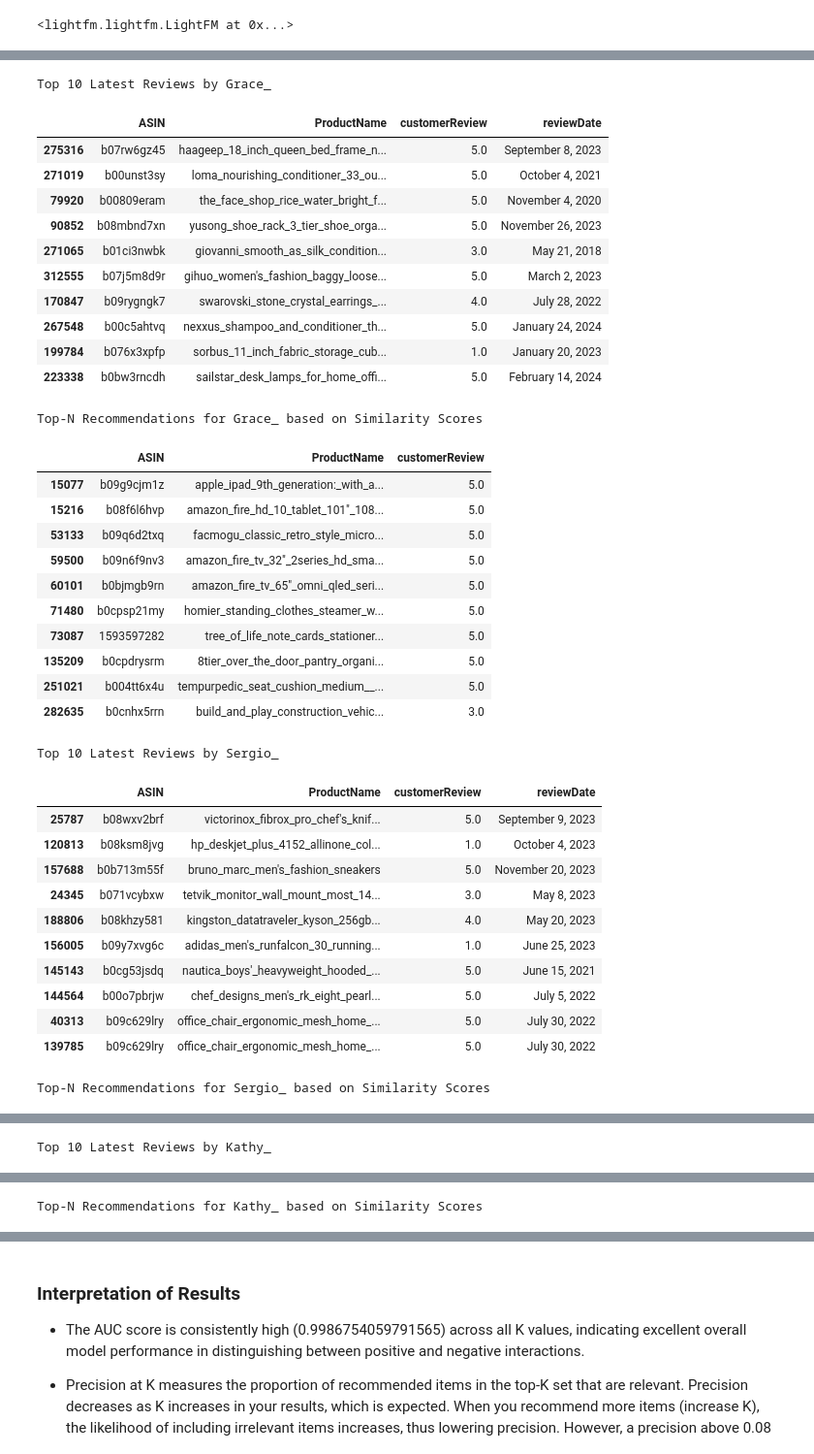
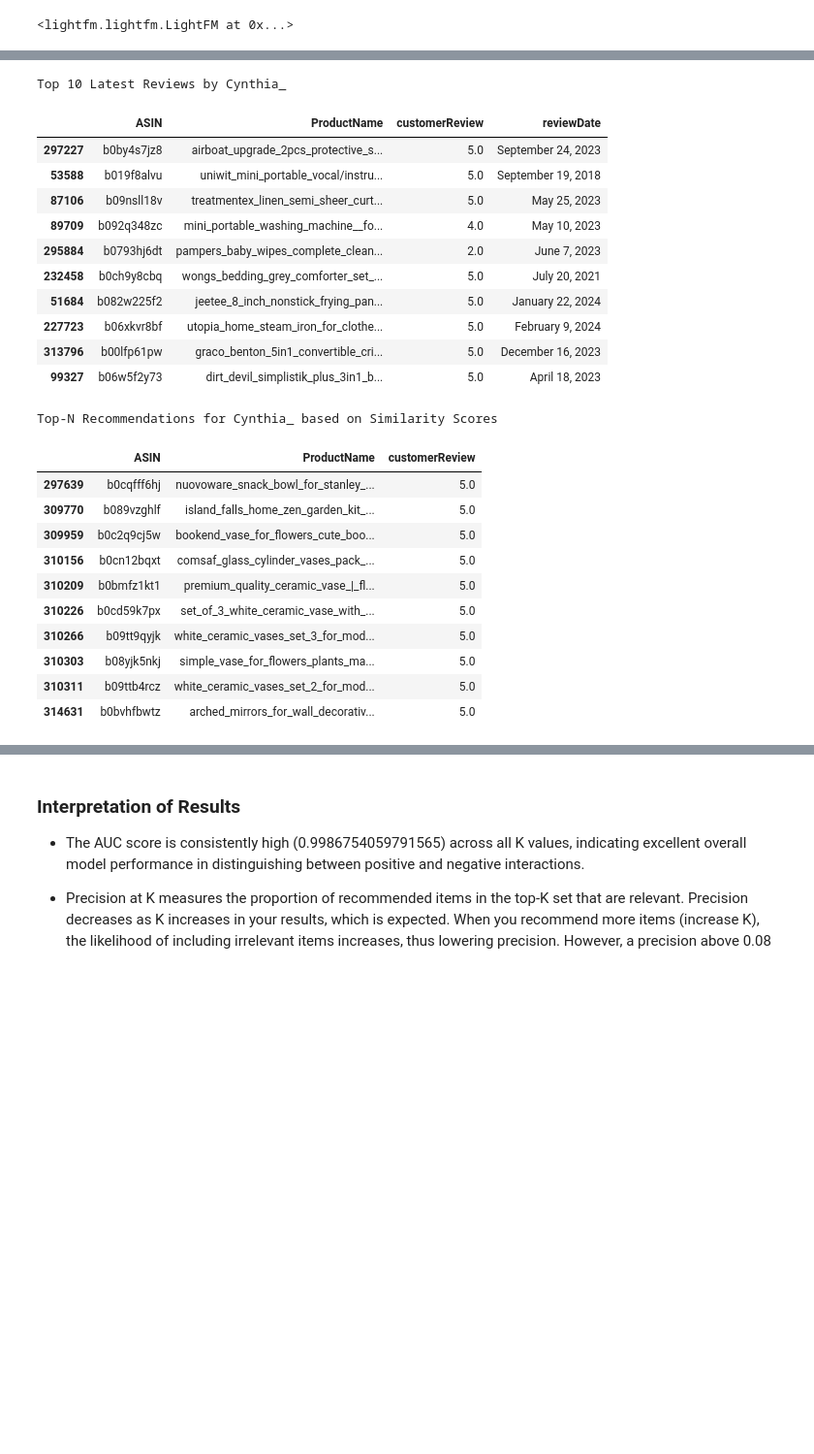
Before and after one commit to K-Winkles/kaban-multimodel-recommender, a Jupyter notebook: dev/main.ipynb, the cells around one changed output, grey strips where cells are left out. Shown at 97% size. Drawn from its saved outputs; the diff is of its cells as text; code cells hidden in the pictures; blank space fills up the shorter version.

```diff
--- a/dev/main.ipynb
+++ b/dev/main.ipynb
@@ -490,6 +549,17 @@ model = ALS(
     random_state=143
 )
 model.fit(csr_utility, show_progress=False)
+
+auc = AUC_at_k(model,training_set,test_set,
+            K=len(df_utility), show_progress=True)
+ndcg_als = ndcg_at_k(model, training_set, test_set,
+            K=len(df_utility), show_progress=True)
+precision = precision_at_k(model, training_set,
+            test_set, K=len(df_utility), show_progress=True)
+
+print(f"AUC: {auc}")
+print(f"precision: {precision}")
+print(f"ndcg: {ndcg_als}")
 
 ids, scores = model.recommend(userids_ilocs, csr_utility[userids_ilocs])
 recommendations = [(x, y, z) for x, y, z in zip(userids_ilocs, ids, scores)]
@@ -673,9 +747,12 @@ dist_config = ['euc', 'cos', 'jac']
 df_utility.fillna(0, inplace=True)
 items_df.fillna(0, inplace=True)
 np.seterr(invalid='ignore')
+ndcg_content = {}
 for d in dist_config:
     recommendations, ndcg_list = basic_content_based_recommender(
         userids, df_utility, items_df.copy(),
         reviews_df, asins_df, 10, True, d)
-    print(f"average ndcg with distance metric {d} is {np.mean(ndcg_list)}")
+    ave_ndcg = np.mean(ndcg_list)
+    ndcg_content[d] = ave_ndcg
+    print(f"average ndcg with distance metric {d} is {ave_ndcg}")
 # %% [output]
@@ -828,65 +905,52 @@ def get_recommendations(user_profile, items_df, n, user_history, eval, dist):
 # %%
 try:
     reviews_df = reviews_df.reset_index()
 except:
     pass
 
 iter = 0
 for uid in userids:
     print(f"Top 10 Latest Reviews by {uid}")
     reviewer_reviews_df = reviews_df[reviews_df['reviewerID'] == uid][['ASIN','ProductName','customerReview','reviewDate']]
     user_reviews = reviewer_reviews_df.sort_values(by='reviewDate', ascending=False).head(10)
     display(user_reviews)
 
     user_profile = calculate_user_profile(uid, udf, items_df)
     user_history = reviews_df[reviews_df['reviewerID'] == uid]['ASIN'].unique()
     recommendations = get_recommendations(user_profile, items_df, 10, user_history, False, 'cos')
 
     top_recommendation_asins = list(recommendations.keys())
     recommended_products_df = reviews_df[reviews_df['ASIN'].isin(top_recommendation_asins)].drop_duplicates(subset=['ASIN'])
 
     recommended_products_names = recommended_products_df[['ASIN', 'ProductName', 'customerReview']].drop_duplicates()
     print(f'Top-N Recommendations for {uid} based on Similarity Scores')
     display(recommended_products_names)
 
     iter += 1
 
-    if iter == 3: break
+    if iter == 1: break
 # %% [output]
-Top 10 Latest Reviews by Grace_
+Top 10 Latest Reviews by Cynthia_
 |  | ASIN | ProductName | customerReview | reviewDate |
-| 275316 | b07rw6gz45 | haageep_18_inch_queen_bed_frame_n... | 5.0 | September 8, 2023 |
-| 271019 | b00unst3sy | loma_nourishing_conditioner_33_ou... | 5.0 | October 4, 2021 |
-| 79920 | b00809eram | the_face_shop_rice_water_bright_f... | 5.0 | November 4, 2020 |
-| 90852 | b08mbnd7xn | yusong_shoe_rack_3_tier_shoe_orga... | 5.0 | November 26, 2023 |
-| 271065 | b01ci3nwbk | giovanni_smooth_as_silk_condition... | 3.0 | May 21, 2018 |
-| 312555 | b07j5m8d9r | gihuo_women's_fashion_baggy_loose... | 5.0 | March 2, 2023 |
-| 170847 | b09rygngk7 | swarovski_stone_crystal_earrings_... | 4.0 | July 28, 2022 |
-| 267548 | b00c5ahtvq | nexxus_shampoo_and_conditioner_th... | 5.0 | January 24, 2024 |
-| 199784 | b076x3xpfp | sorbus_11_inch_fabric_storage_cub... | 1.0 | January 20, 2023 |
-| 223338 | b0bw3rncdh | sailstar_desk_lamps_for_home_offi... | 5.0 | February 14, 2024 |
+| 297227 | b0by4s7jz8 | airboat_upgrade_2pcs_protective_s... | 5.0 | September 24, 2023 |
+| 53588 | b019f8alvu | uniwit_mini_portable_vocal/instru... | 5.0 | September 19, 2018 |
+| 87106 | b09nsll18v | treatmentex_linen_semi_sheer_curt... | 5.0 | May 25, 2023 |
+| 89709 | b092q348zc | mini_portable_washing_machine__fo... | 4.0 | May 10, 2023 |
+| 295884 | b0793hj6dt | pampers_baby_wipes_complete_clean... | 2.0 | June 7, 2023 |
+| 232458 | b0ch9y8cbq | wongs_bedding_grey_comforter_set_... | 5.0 | July 20, 2021 |
+| 51684 | b082w225f2 | jeetee_8_inch_nonstick_frying_pan... | 5.0 | January 22, 2024 |
+| 227723 | b06xkvr8bf | utopia_home_steam_iron_for_clothe... | 5.0 | February 9, 2024 |
+| 313796 | b00lfp61pw | graco_benton_5in1_convertible_cri... | 5.0 | December 16, 2023 |
+| 99327 | b06w5f2y73 | dirt_devil_simplistik_plus_3in1_b... | 5.0 | April 18, 2023 |
-Top-N Recommendations for Grace_ based on Similarity Scores
+Top-N Recommendations for Cynthia_ based on Similarity Scores
 |  | ASIN | ProductName | customerReview |
-| 15077 | b09g9cjm1z | apple_ipad_9th_generation:_with_a... | 5.0 |
-| 15216 | b08f6l6hvp | amazon_fire_hd_10_tablet_101"_108... | 5.0 |
-| 53133 | b09q6d2txq | facmogu_classic_retro_style_micro... | 5.0 |
-| 59500 | b09n6f9nv3 | amazon_fire_tv_32"_2series_hd_sma... | 5.0 |
-| 60101 | b0bjmgb9rn | amazon_fire_tv_65"_omni_qled_seri... | 5.0 |
-| 71480 | b0cpsp21my | homier_standing_clothes_steamer_w... | 5.0 |
-| 73087 | 1593597282 | tree_of_life_note_cards_stationer... | 5.0 |
-| 135209 | b0cpdrysrm | 8tier_over_the_door_pantry_organi... | 5.0 |
-| 251021 | b004tt6x4u | tempurpedic_seat_cushion_medium__... | 5.0 |
-| 282635 | b0cnhx5rrn | build_and_play_construction_vehic... | 3.0 |
+| 297639 | b0cqfff6hj | nuovoware_snack_bowl_for_stanley_... | 5.0 |
+| 309770 | b089vzghlf | island_falls_home_zen_garden_kit_... | 5.0 |
+| 309959 | b0c2q9cj5w | bookend_vase_for_flowers_cute_boo... | 5.0 |
+| 310156 | b0cn12bqxt | comsaf_glass_cylinder_vases_pack_... | 5.0 |
+| 310209 | b0bmfz1kt1 | premium_quality_ceramic_vase_|_fl... | 5.0 |
+| 310226 | b0cd59k7px | set_of_3_white_ceramic_vase_with_... | 5.0 |
+| 310266 | b09tt9qyjk | white_ceramic_vases_set_3_for_mod... | 5.0 |
+| 310303 | b08yjk5nkj | simple_vase_for_flowers_plants_ma... | 5.0 |
+| 310311 | b09ttb4rcz | white_ceramic_vases_set_2_for_mod... | 5.0 |
+| 314631 | b0bvhfbwtz | arched_mirrors_for_wall_decorativ... | 5.0 |
-Top 10 Latest Reviews by Sergio_
-|  | ASIN | ProductName | customerReview | reviewDate |
-| 25787 | b08wxv2brf | victorinox_fibrox_pro_chef's_knif... | 5.0 | September 9, 2023 |
-| 120813 | b08ksm8jvg | hp_deskjet_plus_4152_allinone_col... | 1.0 | October 4, 2023 |
-| 157688 | b0b713m55f | bruno_marc_men's_fashion_sneakers | 5.0 | November 20, 2023 |
-| 24345 | b071vcybxw | tetvik_monitor_wall_mount_most_14... | 3.0 | May 8, 2023 |
-| 188806 | b08khzy581 | kingston_datatraveler_kyson_256gb... | 4.0 | May 20, 2023 |
-| 156005 | b09y7xvg6c | adidas_men's_runfalcon_30_running... | 1.0 | June 25, 2023 |
-| 145143 | b0cg53jsdq | nautica_boys'_heavyweight_hooded_... | 5.0 | June 15, 2021 |
-| 144564 | b00o7pbrjw | chef_designs_men's_rk_eight_pearl... | 5.0 | July 5, 2022 |
-| 40313 | b09c629lry | office_chair_ergonomic_mesh_home_... | 5.0 | July 30, 2022 |
-| 139785 | b09c629lry | office_chair_ergonomic_mesh_home_... | 5.0 | July 30, 2022 |
-Top-N Recommendations for Sergio_ based on Similarity Scores
@@ -904 +956,0 @@ Top-N Recommendations for Sergio_ based on Similarity Scores
-Top 10 Latest Reviews by Kathy_
@@ -916 +956,0 @@ Top 10 Latest Reviews by Kathy_
-Top-N Recommendations for Kathy_ based on Similarity Scores
```
Also changed, not shown: parts of 14 cells of this notebook, 1 other file.
